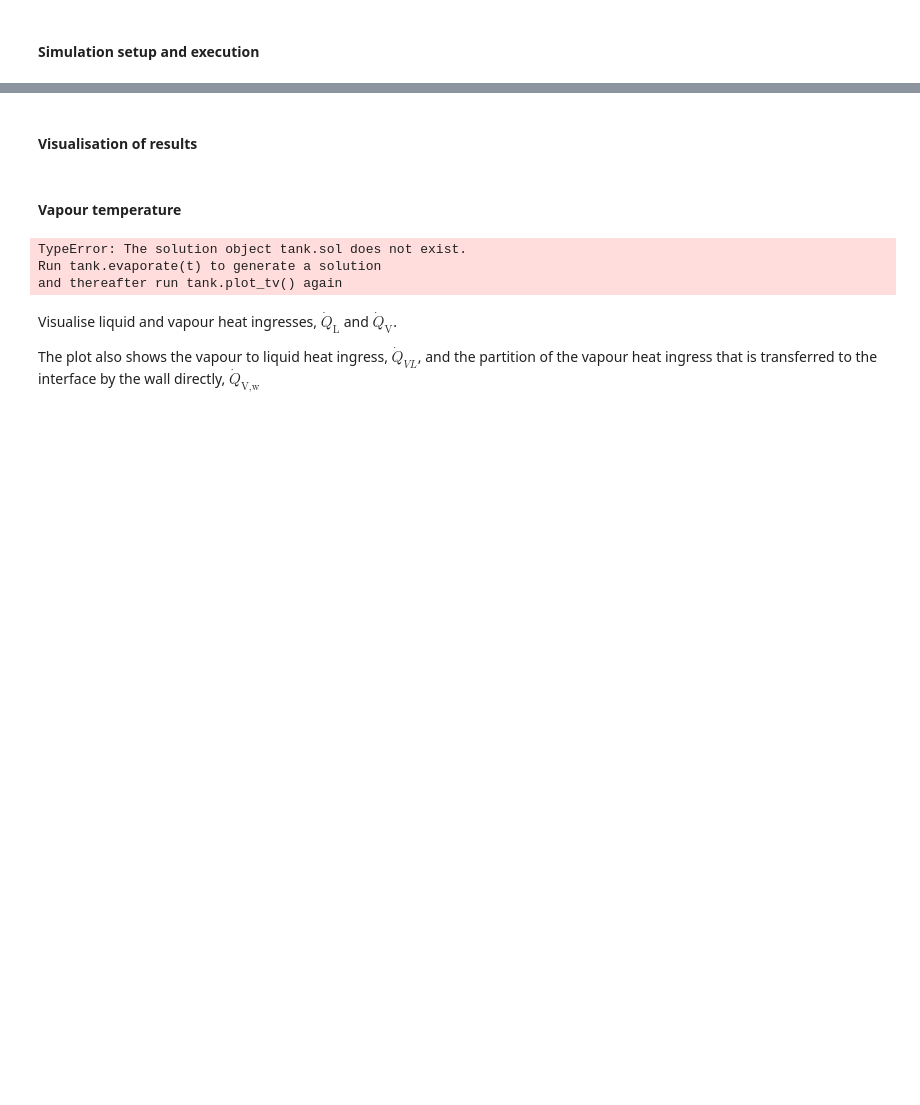
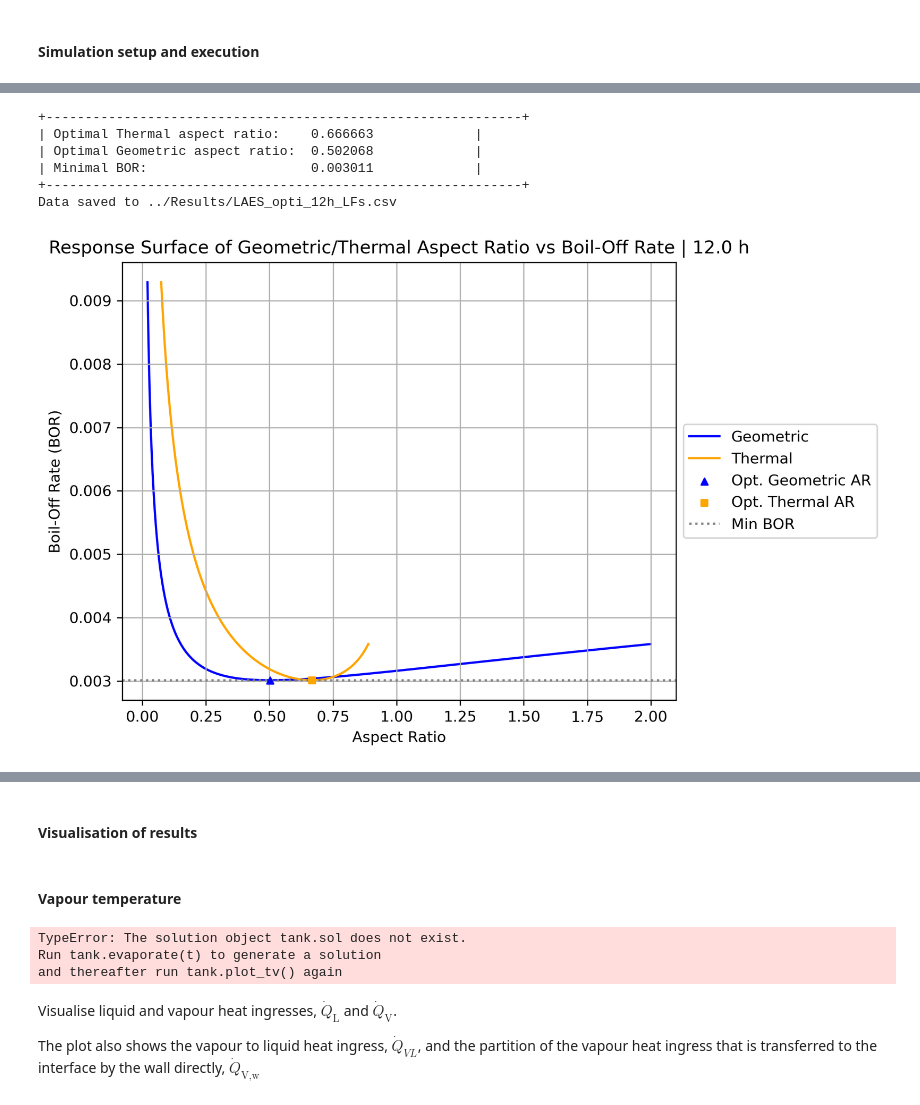
Before and after one commit to felipehuerta17/CryoEvap, a Jupyter notebook: notebooks/LAES_opti.ipynb, the cells around one changed output, grey strips where cells are left out. Drawn from its saved outputs; the diff is of its cells as text; code cells hidden in the pictures; blank space fills up the shorter version.

```diff
--- a/notebooks/LAES_opti.ipynb
+++ b/notebooks/LAES_opti.ipynb
@@ -148 +158,15 @@ plt.show()
+# %%
+folder = "../Results/"
+filename = folder + 'LAES_opti_12h_LFs.csv'
+opti.plot_aspect_ratio_surface_response(jnp.linspace(0.02, 2, 1000),
+                                        12*3600, save = True,
+                                        filename = filename)
+# %% [output]
++-------------------------------------------------------------+
+| Optimal Thermal aspect ratio:    0.666663             |
+| Optimal Geometric aspect ratio:  0.502068             |
+| Minimal BOR:                     0.003011             |
++-------------------------------------------------------------+
+Data saved to ../Results/LAES_opti_12h_LFs.csv
+[figure, added]
 # %%
```
Also changed, not shown: parts of 22 cells of this notebook.
